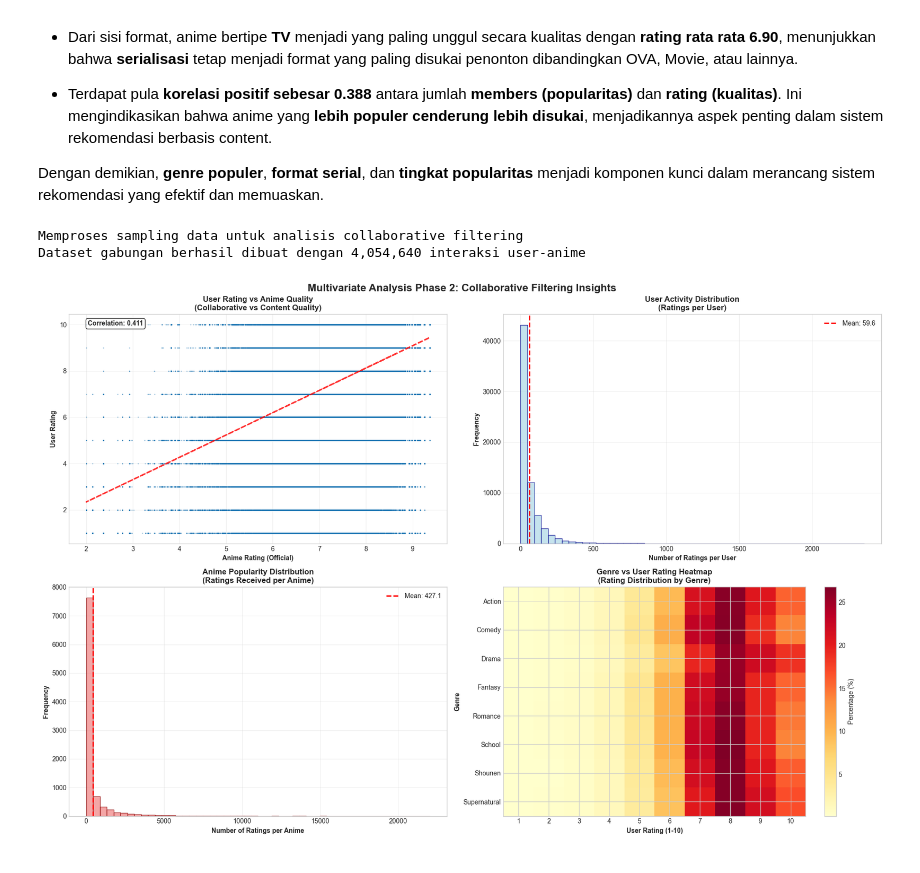
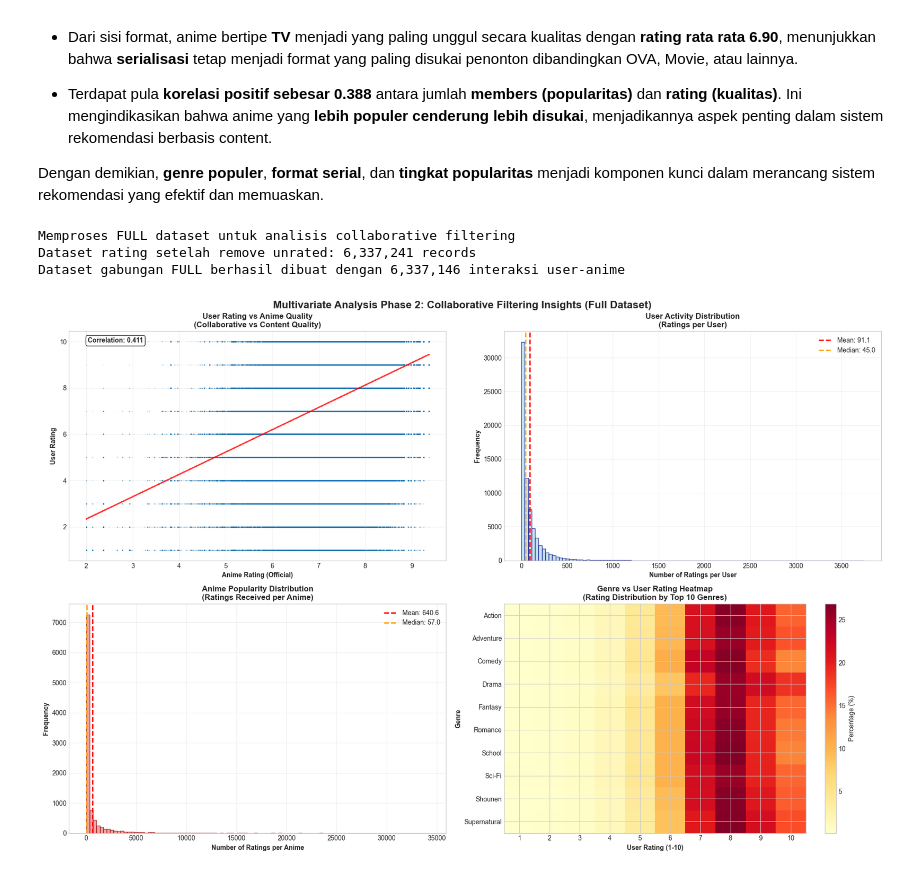
Before and after one commit to BagasNuryaman15/MLT_Final_SatriaDirgantaraNuryaman, a Jupyter notebook: anime-recommendations.ipynb, the cells around one changed output. Cells and saved outputs as stored; diff of their text form; code cells hidden in the pictures.

Commit message:
Data Understanding Done!

```diff
--- a/anime-recommendations.ipynb
+++ b/anime-recommendations.ipynb
@@ -480,23 +476,23 @@ Analisis ini menunjukkan bahwa kualitas anime sangat dipengaruhi oleh genre, pop
 
 Dengan demikian, **genre populer**, **format serial**, dan **tingkat popularitas** menjadi komponen kunci dalam merancang sistem rekomendasi yang efektif dan memuaskan.
 # %%
-# Sampling rating_df untuk performa yang optimal
-print('Memproses sampling data untuk analisis collaborative filtering')
-rating_sample = rating_df.sample(n=5000000, random_state=42)  # 5 juta sample untuk balance performa vs insight
-rating_sample = rating_sample[rating_sample['rating'] != -1]  # Remove unrated anime
+# Full Dataset Analysis - Multivariate Phase 2
+rating_clean = rating_df[rating_df['rating'] != -1].copy()
+print(f'Dataset rating setelah remove unrated: {len(rating_clean):,} records')
 
 # Merge dengan anime_df untuk mendapatkan informasi genre dan rating anime
-merged_df = rating_sample.merge(anime_df[['anime_id', 'name', 'genre', 'rating', 'type']], on='anime_id', how='left')
+merged_df = rating_clean.merge(anime_df[['anime_id', 'name', 'genre', 'rating', 'type']], on='anime_id', how='left')
 merged_df = merged_df.dropna()  # Drop missing values setelah merge
 
-print(f'Dataset gabungan berhasil dibuat dengan {len(merged_df):,} interaksi user-anime')
+print(f'Dataset gabungan FULL berhasil dibuat dengan {len(merged_df):,} interaksi user-anime')
 
-# Setup figure untuk Phase 2 Analysis
+# Setup figure untuk Full Dataset Analysis
 fig, ax = plt.subplots(2, 2, figsize=(18, 12))
-fig.suptitle('Multivariate Analysis Phase 2: Collaborative Filtering Insights', fontsize=16, fontweight='bold')
+fig.suptitle('Multivariate Analysis Phase 2: Collaborative Filtering Insights (Full Dataset)',
+             fontsize=16, fontweight='bold')
 
-# 1. User Rating vs Anime Rating (Quality Correlation)
-ax[0, 0].scatter(merged_df['rating_y'], merged_df['rating_x'], alpha=0.3, s=1)
+# 1. User Rating vs Anime Rating (Quality Correlation) - FULL DATASET
+ax[0, 0].scatter(merged_df['rating_y'], merged_df['rating_x'], alpha=0.1, s=0.5, rasterized=True)
 ax[0, 0].set_title('User Rating vs Anime Quality\n(Collaborative vs Content Quality)', fontweight='bold', fontsize=12)
 ax[0, 0].set_xlabel('Anime Rating (Official)', fontweight='bold')
 ax[0, 0].set_ylabel('User Rating', fontweight='bold')
@@ -507,33 +503,37 @@ correlation_user_anime = merged_df[['rating_x', 'rating_y']].corr().iloc[0,1]
 z = np.polyfit(merged_df['rating_y'], merged_df['rating_x'], 1)
 p = np.poly1d(z)
 ax[0, 0].plot(merged_df['rating_y'], p(merged_df['rating_y']), "r--", alpha=0.8, linewidth=2)
-ax[0, 0].text(0.05, 0.95, f'Correlation: {correlation_user_anime:.3f}', transform=ax[0, 0].transAxes,
+ax[0, 0].text(0.05, 0.95, f'Correlation: {correlation_user_anime:.3f}',
+              transform=ax[0, 0].transAxes,
               bbox=dict(boxstyle='round', facecolor='white', alpha=0.8), fontweight='bold')
 
-# 2. User Activity Distribution (Rating Frequency per User)
+# 2. User Activity Distribution (Rating Frequency per User) - FULL DATASET
 user_activity = merged_df['user_id'].value_counts()
-ax[0, 1].hist(user_activity, bins=50, color='lightblue', edgecolor='darkblue', alpha=0.7)
+ax[0, 1].hist(user_activity, bins=100, color='lightblue', edgecolor='darkblue', alpha=0.7)
 ax[0, 1].set_title('User Activity Distribution\n(Ratings per User)', fontweight='bold', fontsize=12)
 ax[0, 1].set_xlabel('Number of Ratings per User', fontweight='bold')
 ax[0, 1].set_ylabel('Frequency', fontweight='bold')
 ax[0, 1].axvline(user_activity.mean(), color='red', linestyle='--', linewidth=2,
                 label=f'Mean: {user_activity.mean():.1f}')
+ax[0, 1].axvline(user_activity.median(), color='orange', linestyle='--', linewidth=2,
+                label=f'Median: {user_activity.median():.1f}')
 ax[0, 1].legend()
 ax[0, 1].grid(alpha=0.3)
 
-# 3. Anime Popularity Distribution (Rating Frequency per Anime)
+# 3. Anime Popularity Distribution (Rating Frequency per Anime) - FULL DATASET
 anime_popularity = merged_df['anime_id'].value_counts()
-ax[1, 0].hist(anime_popularity, bins=50, color='lightcoral', edgecolor='darkred', alpha=0.7)
+ax[1, 0].hist(anime_popularity, bins=100, color='lightcoral', edgecolor='darkred', alpha=0.7)
 ax[1, 0].set_title('Anime Popularity Distribution\n(Ratings Received per Anime)', fontweight='bold', fontsize=12)
 ax[1, 0].set_xlabel('Number of Ratings per Anime', fontweight='bold')
 ax[1, 0].set_ylabel('Frequency', fontweight='bold')
 ax[1, 0].axvline(anime_popularity.mean(), color='red', linestyle='--', linewidth=2,
                 label=f'Mean: {anime_popularity.mean():.1f}')
+ax[1, 0].axvline(anime_popularity.median(), color='orange', linestyle='--', linewidth=2,
+                label=f'Median: {anime_popularity.median():.1f}')
 ax[1, 0].legend()
 ax[1, 0].grid(alpha=0.3)
 
-# 4. Genre Preference Heatmap (Top 8 genres vs User Rating)
-# Preprocessing untuk genre analysis
+# 4. Genre Preference Heatmap (Top 10 genres vs User Rating) - FULL DATASET
 genre_ratings = []
 for idx, row in merged_df.iterrows():
     if pd.notna(row['genre']):
@@ -542,51 +542,60 @@ for idx, row in merged_df.iterrows():
             genre_ratings.append({'genre': genre, 'user_rating': row['rating_x']})
 
 genre_rating_df = pd.DataFrame(genre_ratings)
-top_8_genres = genre_rating_df['genre'].value_counts().head(8).index
+top_10_genres = genre_rating_df['genre'].value_counts().head(10).index
 
 # Create genre preference matrix
-genre_preference = genre_rating_df[genre_rating_df['genre'].isin(top_8_genres)]
+genre_preference = genre_rating_df[genre_rating_df['genre'].isin(top_10_genres)]
 genre_matrix = genre_preference.groupby(['genre', 'user_rating']).size().unstack(fill_value=0)
 
 # Normalize untuk percentage
 genre_matrix_pct = genre_matrix.div(genre_matrix.sum(axis=1), axis=0) * 100
 
-# Plot heatmap
+# Plot enhanced heatmap
 im = ax[1, 1].imshow(genre_matrix_pct.values, cmap='YlOrRd', aspect='auto')
-ax[1, 1].set_title('Genre vs User Rating Heatmap\n(Rating Distribution by Genre)', fontweight='bold', fontsize=12)
+ax[1, 1].set_title('Genre vs User Rating Heatmap\n(Rating Distribution by Top 10 Genres)', fontweight='bold', fontsize=12)
 ax[1, 1].set_xlabel('User Rating (1-10)', fontweight='bold')
 ax[1, 1].set_ylabel('Genre', fontweight='bold')
 ax[1, 1].set_xticks(range(len(genre_matrix_pct.columns)))
 ax[1, 1].set_xticklabels(genre_matrix_pct.columns)
 ax[1, 1].set_yticks(range(len(genre_matrix_pct.index)))
 ax[1, 1].set_yticklabels(genre_matrix_pct.index)
 
 # Add colorbar
 plt.colorbar(im, ax=ax[1, 1], label='Percentage (%)')
 
 plt.tight_layout()
 plt.savefig('multivariate_analysis_phase2.png', dpi=300, bbox_inches='tight')
 plt.show()
 
-# Phase 2 Insights
+# Full Dataset Insights
 print('='*50)
 print('PHASE 2 COLLABORATIVE FILTERING ANALYSIS INSIGHTS')
 print('='*50)
 print(f'- Korelasi User Rating vs Anime Quality: {correlation_user_anime:.3f}')
-print(f'- Ratarata aktivitas user: {user_activity.mean():.1f} rating per user')
-print(f'- Rata rata popularitas anime: {anime_popularity.mean():.1f} rating per anime')
-print(f'- User paling aktif memberikan: {user_activity.max()} rating')
-print(f'- Anime paling populer menerima: {anime_popularity.max()} rating')
+print(f'- Rata-rata aktivitas user: {user_activity.mean():.1f} rating per user')
+print(f'- Median aktivitas user: {user_activity.median():.1f} rating per user')
+print(f'- Rata-rata popularitas anime: {anime_popularity.mean():.1f} rating per anime')
+print(f'- Median popularitas anime: {anime_popularity.median():.1f} rating per anime')
+print(f'- User paling aktif memberikan: {user_activity.max():,} rating')
+print(f'- Anime paling populer menerima: {anime_popularity.max():,} rating')
 
-# Top preferred genres by high ratings (8-10)
+# Genre analysis
 high_rating_genres = genre_rating_df[genre_rating_df['user_rating'] >= 8]['genre'].value_counts().head(5)
 print('\nGenre paling disukai (rating 8-10):')
 for i, (genre, count) in enumerate(high_rating_genres.items(), 1):
     print(f'{i}. {genre}: {count:,} rating tinggi')
+
+# Data sparsity analysis
+total_possible_interactions = merged_df['user_id'].nunique() * merged_df['anime_id'].nunique()
+sparsity = (1 - len(merged_df) / total_possible_interactions) * 100
+print(f'\nMatrix Sparsity: {sparsity:.2f}%')
+print(f'Coverage: {100-sparsity:.2f}%')
 # %% [output]
-Memproses sampling data untuk analisis collaborative filtering
-Dataset gabungan berhasil dibuat dengan 4,054,640 interaksi user-anime
+Memproses FULL dataset untuk analisis collaborative filtering
+Dataset rating setelah remove unrated: 6,337,241 records
+Dataset gabungan FULL berhasil dibuat dengan 6,337,146 interaksi user-anime
-[figure, old version]
+[figure, new version]
 ==================================================
 PHASE 2 COLLABORATIVE FILTERING ANALYSIS INSIGHTS
 ==================================================
```
Also changed, not shown: parts of 5 cells of this notebook, 3 other files.
